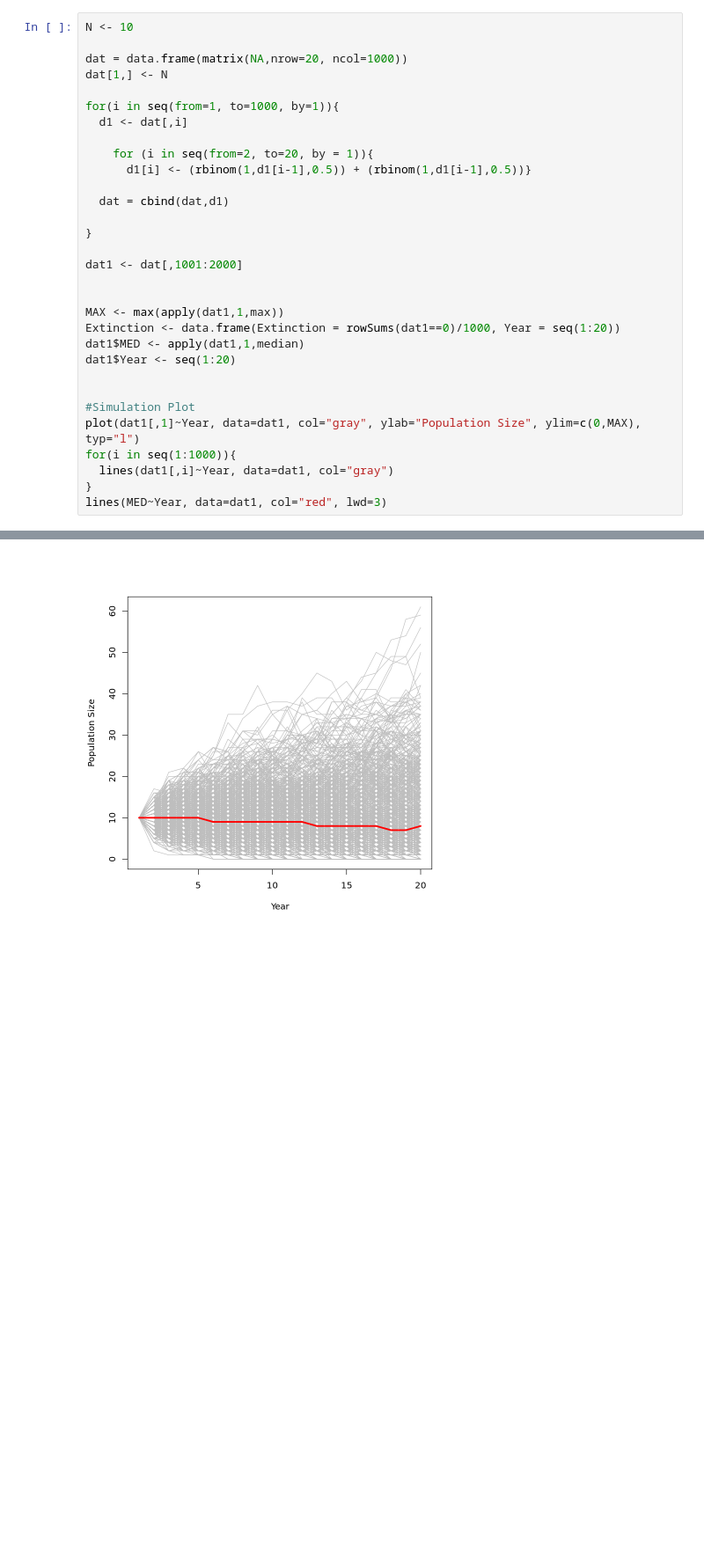
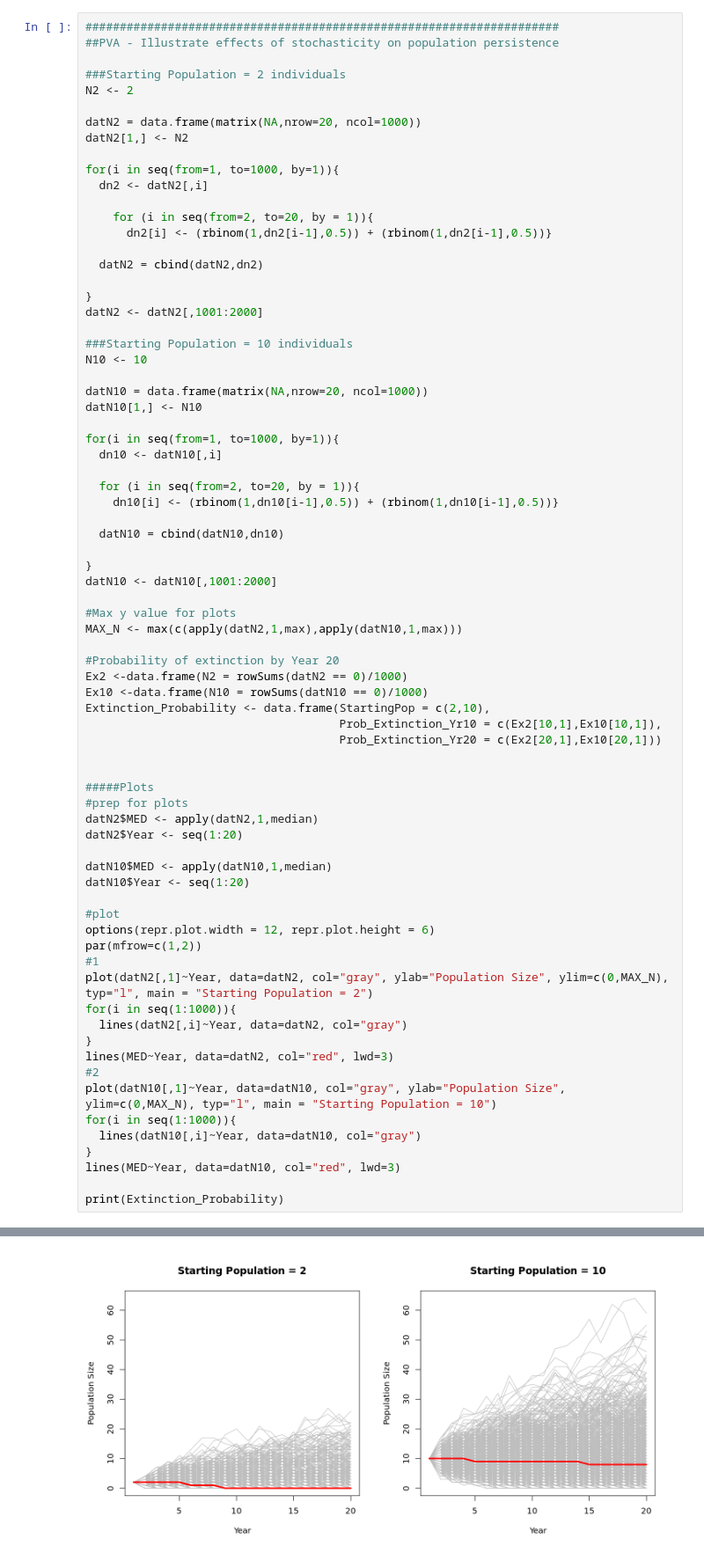
Before and after one commit to stratedge/population-simulation, a Jupyter notebook: index.ipynb, the cells around one changed output, grey strips where cells are left out. Shown at 88% size. Drawn from its saved outputs; the diff is of its cells as text; blank space fills up the shorter version.

```diff
--- a/index.ipynb
+++ b/index.ipynb
@@ -1,32 +1,75 @@
 # %%
-N <- 10
+#####################################################################
+##PVA - Illustrate effects of stochasticity on population persistence
 
-dat = data.frame(matrix(NA,nrow=20, ncol=1000))
-dat[1,] <- N
+###Starting Population = 2 individuals
+N2 <- 2
+
+datN2 = data.frame(matrix(NA,nrow=20, ncol=1000))
+datN2[1,] <- N2
 
 for(i in seq(from=1, to=1000, by=1)){
-  d1 <- dat[,i]
+  dn2 <- datN2[,i]
 
     for (i in seq(from=2, to=20, by = 1)){
-      d1[i] <- (rbinom(1,d1[i-1],0.5)) + (rbinom(1,d1[i-1],0.5))}
+      dn2[i] <- (rbinom(1,dn2[i-1],0.5)) + (rbinom(1,dn2[i-1],0.5))}
 
-  dat = cbind(dat,d1)
+  datN2 = cbind(datN2,dn2)
 
 }
+datN2 <- datN2[,1001:2000]
 
-dat1 <- dat[,1001:2000]
+###Starting Population = 10 individuals
+N10 <- 10
+
+datN10 = data.frame(matrix(NA,nrow=20, ncol=1000))
+datN10[1,] <- N10
+
+for(i in seq(from=1, to=1000, by=1)){
+  dn10 <- datN10[,i]
+
+  for (i in seq(from=2, to=20, by = 1)){
+    dn10[i] <- (rbinom(1,dn10[i-1],0.5)) + (rbinom(1,dn10[i-1],0.5))}
+
+  datN10 = cbind(datN10,dn10)
+
+}
+datN10 <- datN10[,1001:2000]
+
+#Max y value for plots
+MAX_N <- max(c(apply(datN2,1,max),apply(datN10,1,max)))
+
+#Probability of extinction by Year 20
+Ex2 <-data.frame(N2 = rowSums(datN2 == 0)/1000)
+Ex10 <-data.frame(N10 = rowSums(datN10 == 0)/1000)
+Extinction_Probability <- data.frame(StartingPop = c(2,10),
+                                     Prob_Extinction_Yr10 = c(Ex2[10,1],Ex10[10,1]),
+                                     Prob_Extinction_Yr20 = c(Ex2[20,1],Ex10[20,1]))
 
 
-MAX <- max(apply(dat1,1,max))
-Extinction <- data.frame(Extinction = rowSums(dat1==0)/1000, Year = seq(1:20))
-dat1$MED <- apply(dat1,1,median)
-dat1$Year <- seq(1:20)
+#####Plots
+#prep for plots
+datN2$MED <- apply(datN2,1,median)
+datN2$Year <- seq(1:20)
 
+datN10$MED <- apply(datN10,1,median)
+datN10$Year <- seq(1:20)
 
-#Simulation Plot
-plot(dat1[,1]~Year, data=dat1, col="gray", ylab="Population Size", ylim=c(0,MAX), typ="l")
+#plot
+options(repr.plot.width = 12, repr.plot.height = 6)
+par(mfrow=c(1,2))
+#1
+plot(datN2[,1]~Year, data=datN2, col="gray", ylab="Population Size", ylim=c(0,MAX_N), typ="l", main = "Starting Population = 2")
 for(i in seq(1:1000)){
-  lines(dat1[,i]~Year, data=dat1, col="gray")
+  lines(datN2[,i]~Year, data=datN2, col="gray")
 }
-lines(MED~Year, data=dat1, col="red", lwd=3)
+lines(MED~Year, data=datN2, col="red", lwd=3)
+#2
+plot(datN10[,1]~Year, data=datN10, col="gray", ylab="Population Size", ylim=c(0,MAX_N), typ="l", main = "Starting Population = 10")
+for(i in seq(1:1000)){
+  lines(datN10[,i]~Year, data=datN10, col="gray")
+}
+lines(MED~Year, data=datN10, col="red", lwd=3)
+
+print(Extinction_Probability)
 # %% [output]
@@ -33,2 +79,2 @@ lines(MED~Year, data=dat1, col="red", lwd=3)
-[figure, old version]
+[figure, new version]
 # %%
```
Also changed, not shown: parts of 2 cells of this notebook.
